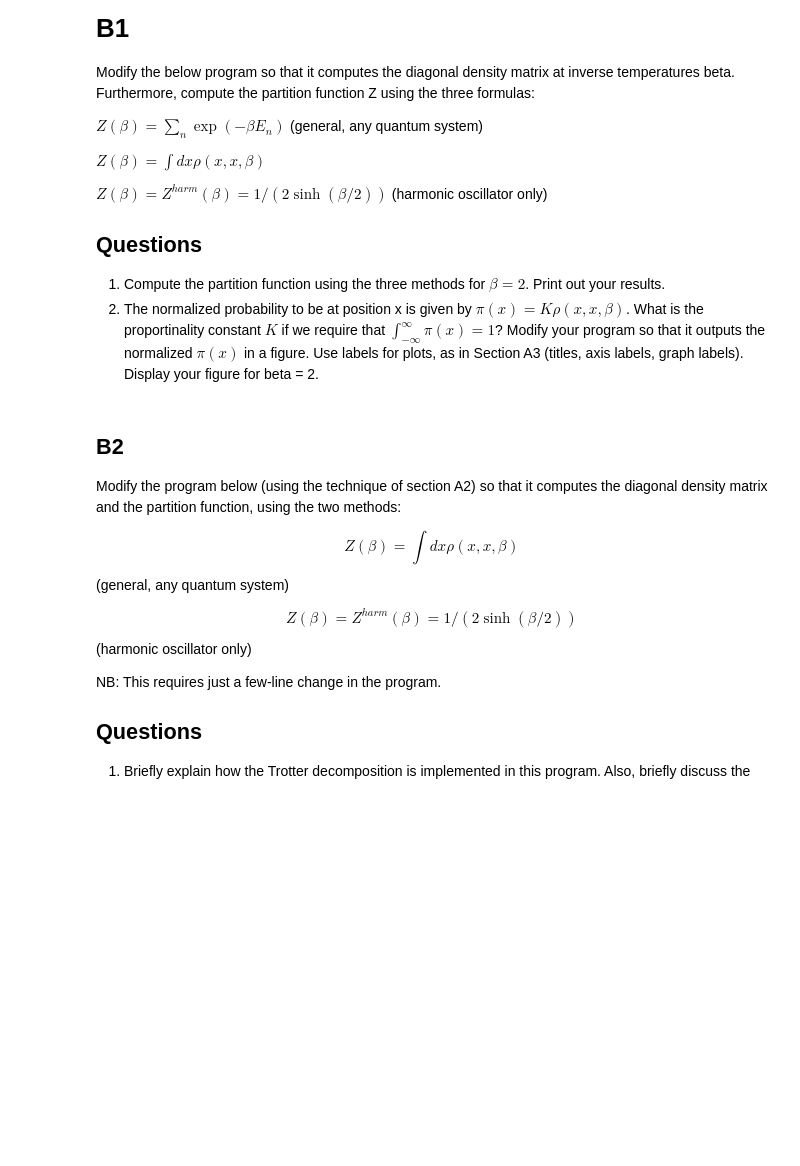
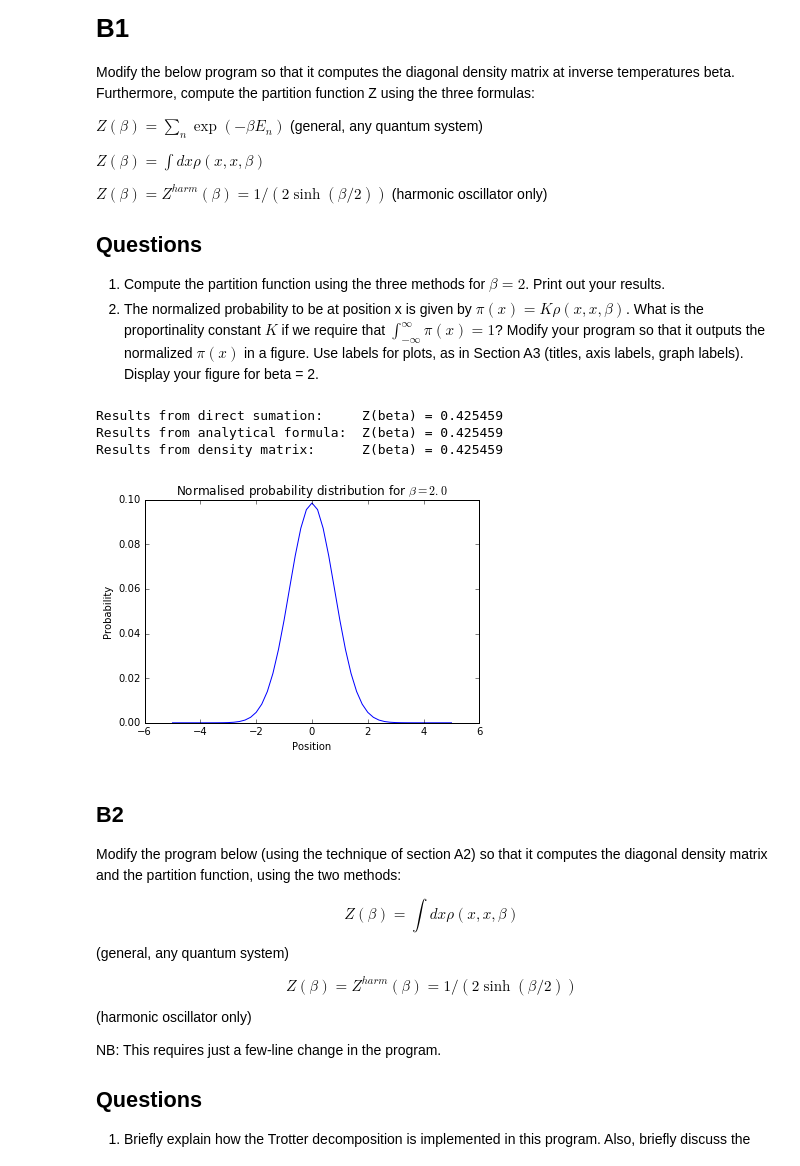
Before and after one commit to MirekJ/mirekJ_7110_v2, a Jupyter notebook: Homework/HW5.ipynb, the cells around one changed output. Drawn from its saved outputs; the diff is of its cells as text; code cells hidden in the pictures; blank space fills up the shorter version.

```diff
--- a/Homework/HW5.ipynb
+++ b/Homework/HW5.ipynb
@@ -161,13 +312,55 @@ n_states = 40
 Energies = [0.5 + i for i in range(n_states)]
 grid_x = [i * 0.2 for i in range(-25, 26)]
 psi = {}
+psi_sq = {}
 
 for x in grid_x:
     psi[x] = [math.exp(-x ** 2 / 2.0) / math.pi ** 0.25]
+    psi_sq[x] = [(math.exp(-x ** 2 / 2.0) / math.pi ** 0.25)**2]
     psi[x].append(math.sqrt(2.0) * x * psi[x][0])
+    psi_sq[x].append((math.sqrt(2.0) * x * psi[x][0])**2)
     for n in range(2, n_states):
         psi[x].append(math.sqrt(2.0 / n) * x * psi[x][n - 1] -
         math.sqrt((n - 1.0) / n) * psi[x][n - 2])
+        psi_sq[x].append((math.sqrt(2.0 / n) * x * psi[x][n - 1] -
+        math.sqrt((n - 1.0) / n) * psi[x][n - 2])**2)
+
+normalise = {}
+for n in range(n_states):
+    normalise[n] = 0.0
+    for x in grid_x:
+        normalise[n]+=psi_sq[x][n]
+
+beta = 2.0
+x_prob = {}
+
+for x in grid_x:
+    suma = 0.0
+    for n in range(n_states):
+        suma+=math.exp(-beta*Energies[n])*(psi[x][n])**2
+    x_prob[x]=suma
+
+print "Results from direct sumation:     Z(beta) = %f"%(sum([math.exp(-beta*E_n) for E_n in Energies]))
+print "Results from analytical formula:  Z(beta) = %f"%(Z_harm(beta))
+print "Results from density matrix:      Z(beta) = %f"%(sum([0.2*x_prob[x] for x in grid_x]))
+# %% [output]
+Results from direct sumation:     Z(beta) = 0.425459
+Results from analytical formula:  Z(beta) = 0.425459
+Results from density matrix:      Z(beta) = 0.425459
+# %%
+K=sum([x_prob[x] for x in grid_x])
+
+norm_x_prob = [ x_prob[x]/K for x in grid_x]
+
+pylab.plot(grid_x, norm_x_prob)
+
+
+pylab.title(r'Normalised probability distribution for $\beta = 2.0$')
+pylab.xlabel('Position')
+pylab.ylabel('Probability')
+pylab.show()
+# %% [output]
+[figure, added]
 # %% [markdown]
 ## B2
 
```
Also changed, not shown: parts of 21 cells of this notebook.
